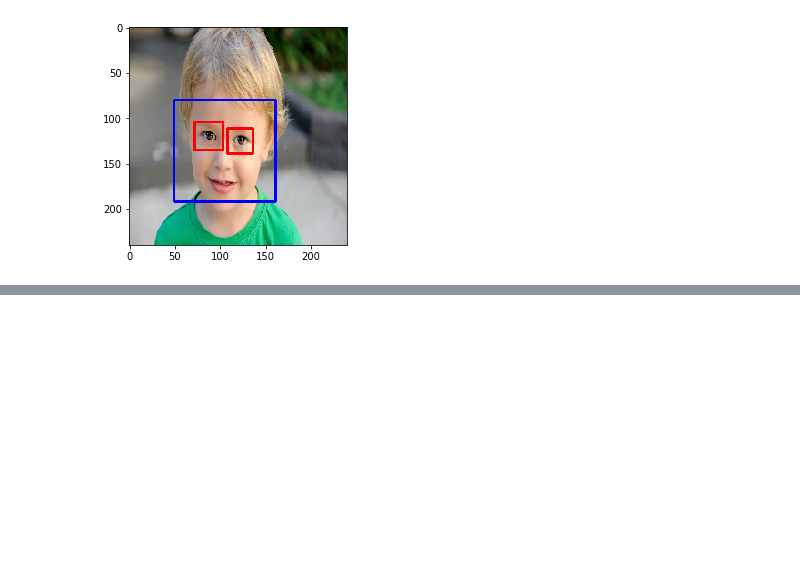
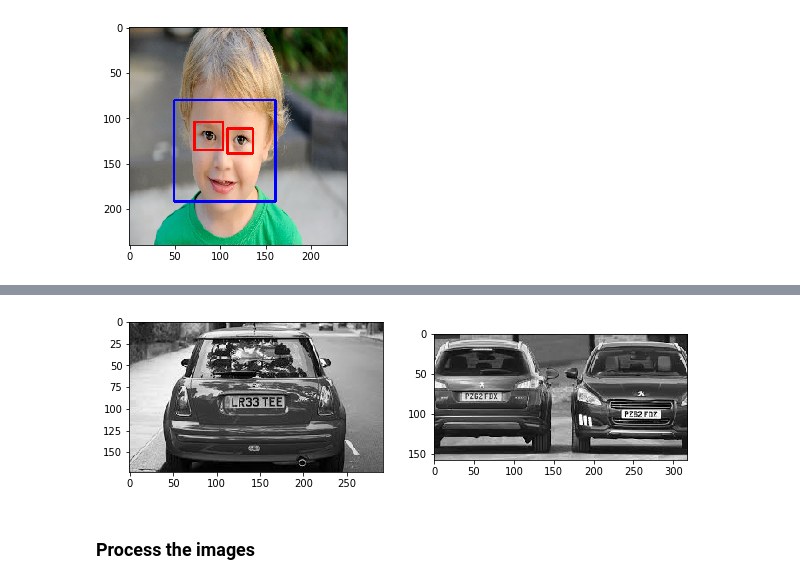
Before and after one commit to abalaji-blr/Projects, a Jupyter notebook: OpenCV/FaceDetection.ipynb, the cells around one changed output, grey strips where cells are left out. Saved outputs shown, nothing was run; the diff lists cells and outputs as text; code cells hidden in the pictures; blank space fills up the shorter version.

```diff
--- a/OpenCV/FaceDetection.ipynb
+++ b/OpenCV/FaceDetection.ipynb
@@ -92,0 +149,9 @@ plt.show()
+# %%
+single_car = cv2.imread('./Images/single_car.jpg')
+# convert to rgb space
+single_car = cv2.cvtColor(single_car, cv2.COLOR_BGR2RGB)
+single_car_gray = cv2.cvtColor(single_car,cv2.COLOR_RGB2GRAY)
+
+# workaround
+cv2.imwrite('./Images/single_car_gray.jpg', single_car_gray)
+single_car_gray = cv2.imread('./Images/single_car_gray.jpg')
@@ -92,0 +162,8 @@ plt.show()
+# %%
+two_cars = cv2.imread('./Images/two_cars.jpg')
+two_cars = cv2.cvtColor(two_cars, cv2.COLOR_BGR2RGB)
+two_cars_gray = cv2.cvtColor(two_cars, cv2.COLOR_RGB2GRAY)
+
+# workaround
+cv2.imwrite('./Images/two_cars_gray.jpg', two_cars_gray)
+two_cars_gray = cv2.imread('./Images/two_cars_gray.jpg')
@@ -92,0 +174,9 @@ plt.show()
+# %%
+fig, axes = plt.subplots(1,2, figsize=(10,10))
+axes[0].imshow(single_car_gray)
+axes[1].imshow(two_cars_gray)
+plt.show()
+# %% [output]
+[figure, added]
+# %% [markdown]
+### Process the images
```
Also changed, not shown: parts of 36 cells of this notebook.
